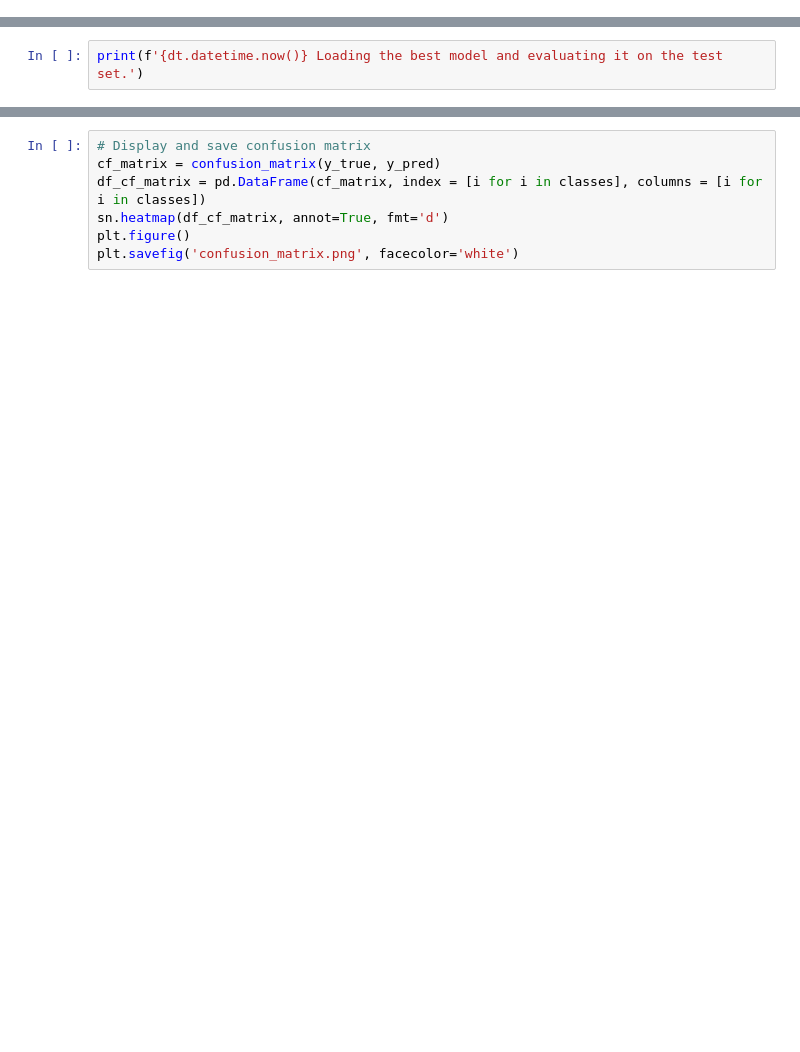
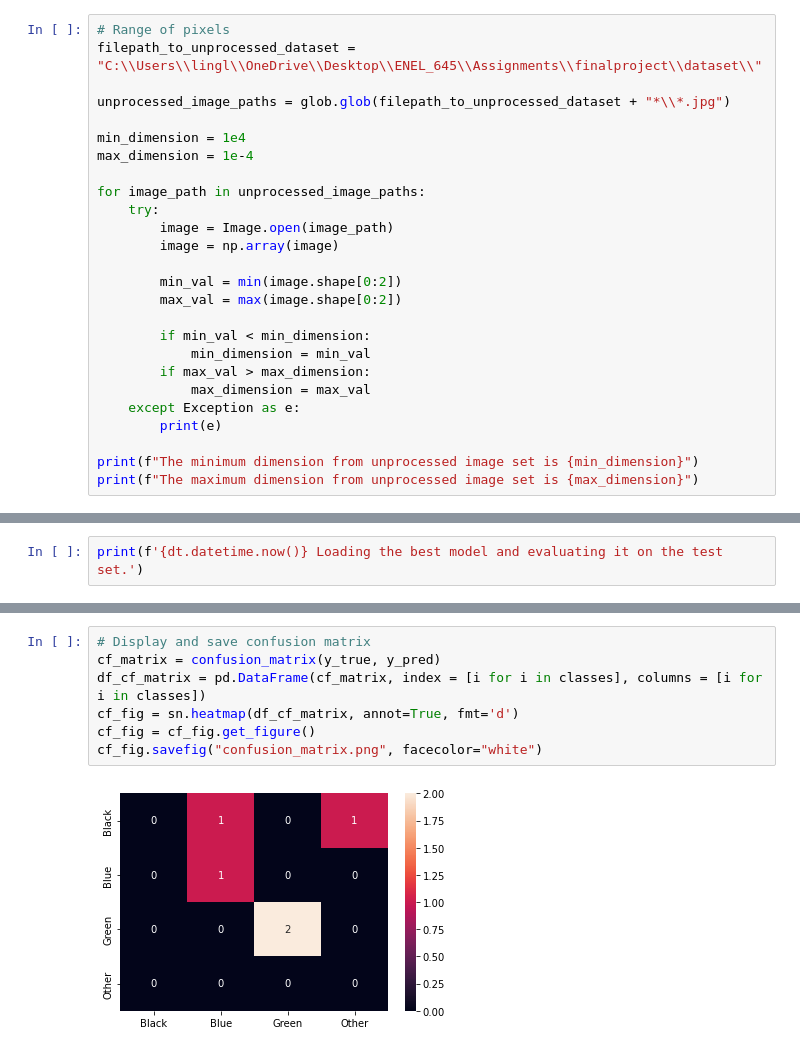
Before and after one commit to longfight123/enel645_final_project, a Jupyter notebook: garbage_classifier_images.ipynb, the cells around one changed output, grey strips where cells are left out. Saved outputs shown, nothing was run; the diff lists cells and outputs as text; blank space fills up the shorter version.

```diff
--- a/garbage_classifier_images.ipynb
+++ b/garbage_classifier_images.ipynb
@@ -205,0 +241,26 @@ print(dt.datetime.now(), "Splitting the data into train, val, test starting.")
+# %%
+# Range of pixels
+filepath_to_unprocessed_dataset = "C:\\Users\\lingl\\OneDrive\\Desktop\\ENEL_645\\Assignments\\finalproject\\dataset\\"
+
+unprocessed_image_paths = glob.glob(filepath_to_unprocessed_dataset + "*\\*.jpg")
+
+min_dimension = 1e4
+max_dimension = 1e-4
+
+for image_path in unprocessed_image_paths:
+    try:
+        image = Image.open(image_path)
+        image = np.array(image)
+
+        min_val = min(image.shape[0:2])
+        max_val = max(image.shape[0:2])
+
+        if min_val < min_dimension:
+            min_dimension = min_val
+        if max_val > max_dimension:
+            max_dimension = max_val
+    except Exception as e:
+        print(e)
+
+print(f"The minimum dimension from unprocessed image set is {min_dimension}")
+print(f"The maximum dimension from unprocessed image set is {max_dimension}")
@@ -718,7 +810,9 @@ print(f'{dt.datetime.now()} Accuracy of the network on the test images: {100 * c
-# %%
-# Display and save confusion matrix
-cf_matrix = confusion_matrix(y_true, y_pred)
-df_cf_matrix = pd.DataFrame(cf_matrix, index = [i for i in classes], columns = [i for i in classes])
-sn.heatmap(df_cf_matrix, annot=True, fmt='d')
-plt.figure()
-plt.savefig('confusion_matrix.png', facecolor='white')
+# %%
+# Display and save confusion matrix
+cf_matrix = confusion_matrix(y_true, y_pred)
+df_cf_matrix = pd.DataFrame(cf_matrix, index = [i for i in classes], columns = [i for i in classes])
+cf_fig = sn.heatmap(df_cf_matrix, annot=True, fmt='d')
+cf_fig = cf_fig.get_figure()
+cf_fig.savefig("confusion_matrix.png", facecolor="white")
+# %% [output]
+[figure, added]
```
Also changed, not shown: parts of 23 cells of this notebook.
